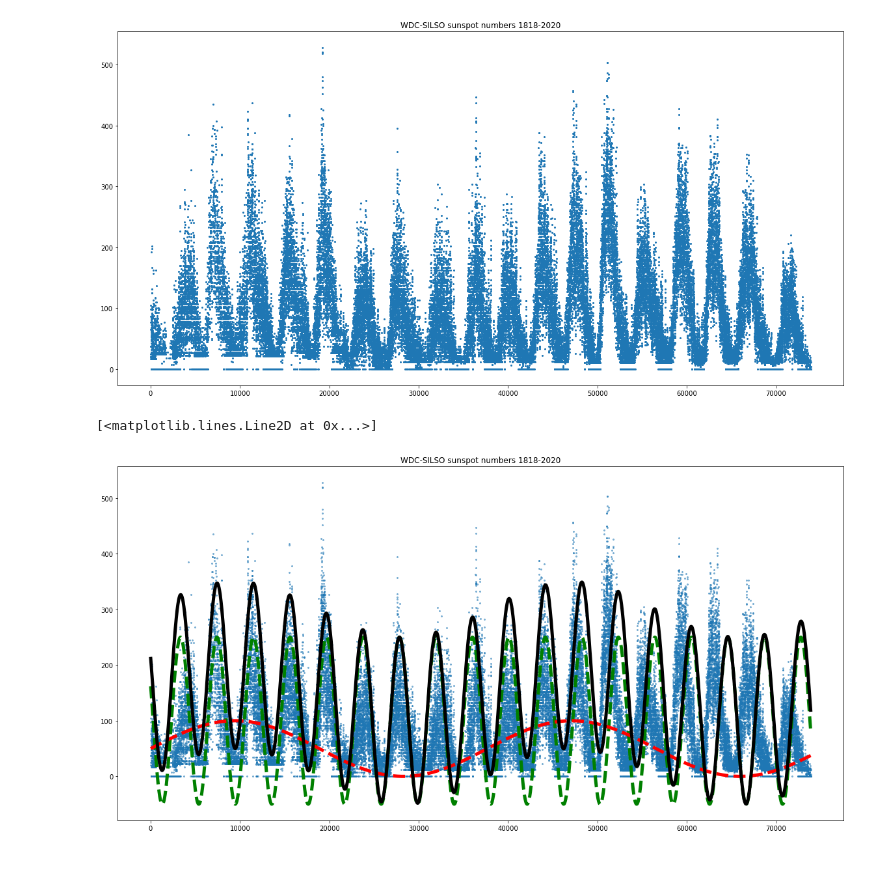
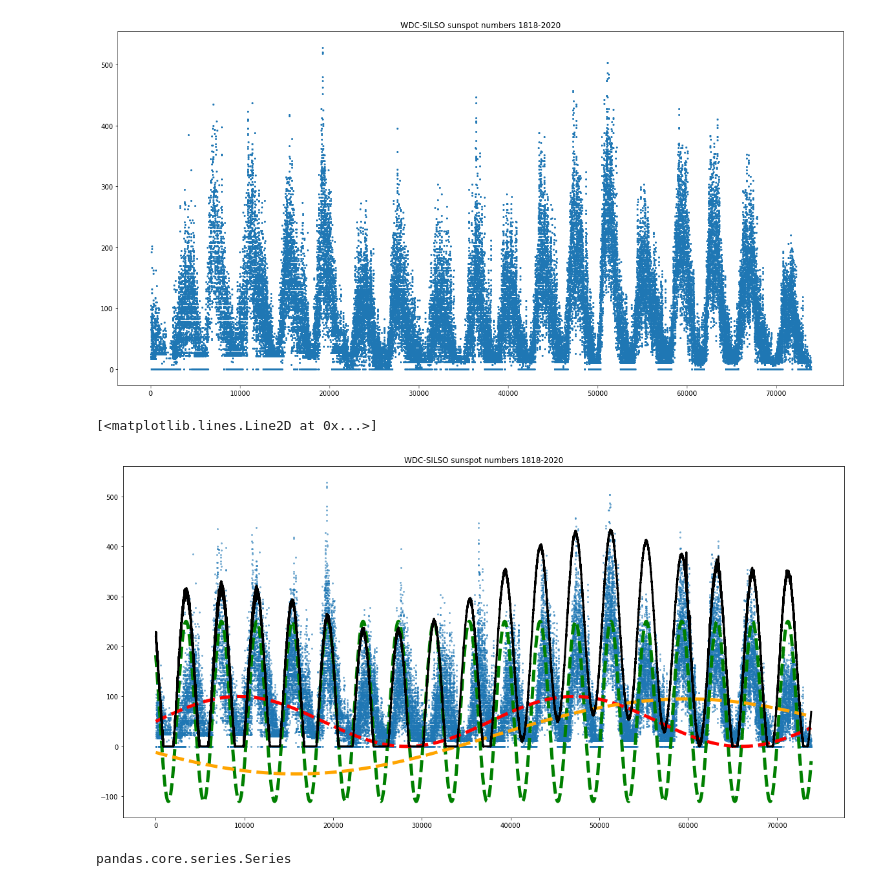
Before and after one commit to christandoi/ast596fds-final, a Jupyter notebook: chris_notebook.ipynb, the cells around one changed output. Cells and saved outputs as stored; diff of their text form; code cells hidden in the pictures.

```diff
--- a/chris_notebook.ipynb
+++ b/chris_notebook.ipynb
@@ -61,10 +49,36 @@ total_function = small_function + big_function
+# %%
+#units are JD
+period1 = [date/635 + 8.75 for date in dates]
+period2 = [date/6000 for date in dates]
+period3 = [date/14000 + 35 for date in dates]
+
+#units are counts
+amplitude1 = 180
+amplitude2 = 50
+amplitude3 = 75
+
+offset1 = 70
+offset2 = 50
+offset3 = 20
+
+function1 = (amplitude1 * (np.sin(period1)) + offset1)
+function2 = (amplitude2 * (np.sin(period2)) + offset2)
+function3 = (amplitude3 * (np.sin(period3)) + offset3)
+
+total_function = (function1 + function2 + function3) + silsoJD['std']
+total_function[total_function <0] = 0
 # %%
 plt.figure(figsize=(20,10))
 plt.title('WDC-SILSO sunspot numbers 1818-2020')
 plt.scatter(dates, cleaned_data, s=4, alpha=0.5)
-plt.plot(dates, small_function, c='g', ls='--', linewidth=5)
-plt.plot(dates, big_function, c='r', ls='--', linewidth=5)
-plt.plot(dates, total_function, c='k', linewidth=5)
+plt.plot(dates, function1, c='g', ls='--', linewidth=5)
+plt.plot(dates, function2, c='r', ls='--', linewidth=5)
+plt.plot(dates, function3, c='orange', ls='--', linewidth=5)
+plt.plot(dates, total_function, c='k', linewidth=3)
 # %% [output]
 [<matplotlib.lines.Line2D at 0x...>]
-[figure, old version]
+[figure, new version]
+# %%
+type(total_function)
+# %% [output]
+pandas.core.series.Series
```
Also changed, not shown: parts of 3 cells of this notebook.
